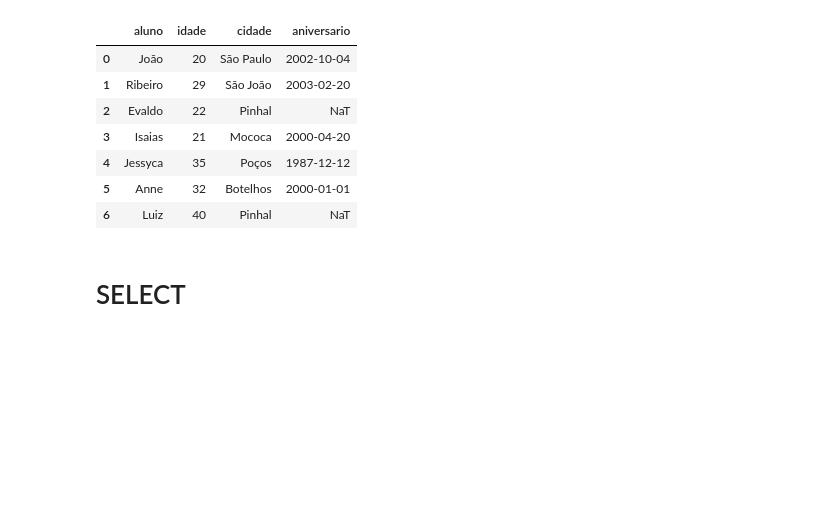
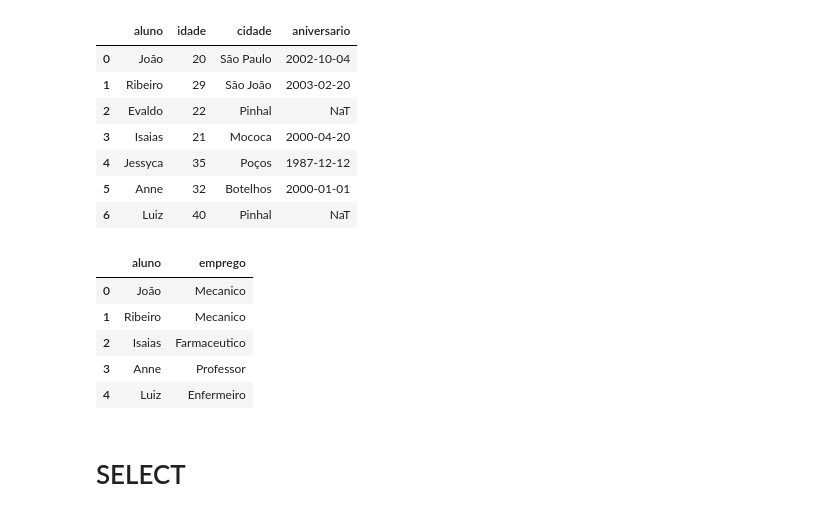
Before and after one commit to GuilhermeRuy97/Estudos-Diversos, a Jupyter notebook: pandasql/SQL_pandasql.ipynb, the cells around one changed output. Saved outputs shown, nothing was run; the diff lists cells and outputs as text; code cells hidden in the pictures; blank space fills up the shorter version.

```diff
--- a/pandasql/SQL_pandasql.ipynb
+++ b/pandasql/SQL_pandasql.ipynb
@@ -69,6 +69,21 @@ df
 | 4 | Jessyca | 35 | Poços | 1987-12-12 |
 | 5 | Anne | 32 | Botelhos | 2000-01-01 |
 | 6 | Luiz | 40 | Pinhal | NaT |
+# %%
+data_empregados = {'aluno'       : ['João', 'Ribeiro', 'Isaias','Anne','Luiz'],
+                   'emprego'     : ['Mecanico', 'Mecanico', 'Farmaceutico', 'Professor', 'Enfermeiro'],
+                  }
+
+df2 = pd.DataFrame(data_empregados)
+# %%
+df2
+# %% [output]
+|  | aluno | emprego |
+| 0 | João | Mecanico |
+| 1 | Ribeiro | Mecanico |
+| 2 | Isaias | Farmaceutico |
+| 3 | Anne | Professor |
+| 4 | Luiz | Enfermeiro |
 # %% [markdown]
 # SELECT
 # %%
```
Also changed, not shown: parts of 32 cells of this notebook.
